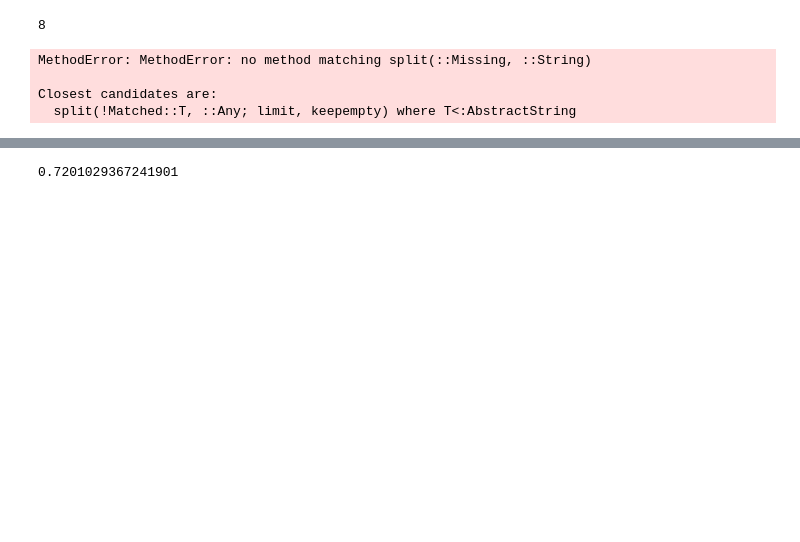
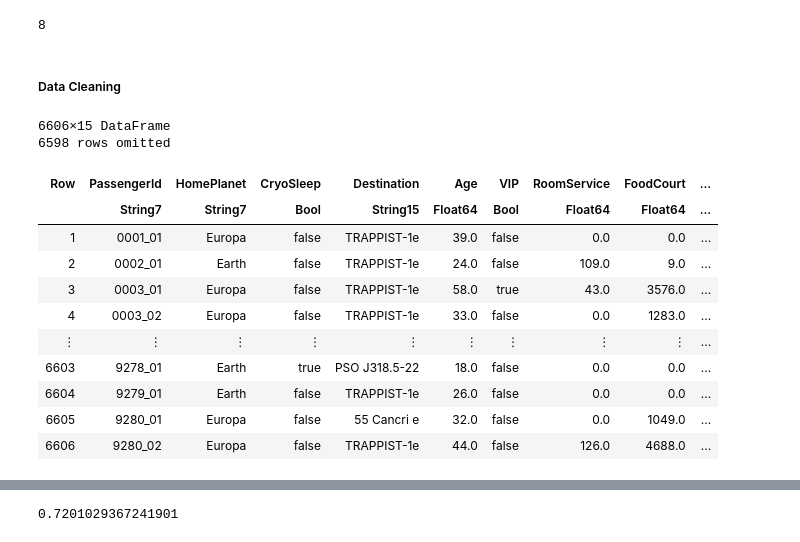
Before and after one commit to thezachdrake/kaggle-spaceship-titanic, a Jupyter notebook: notebook.ipynb, the cells around one changed output, grey strips where cells are left out. Drawn from its saved outputs; the diff is of its cells as text; code cells hidden in the pictures; blank space fills up the shorter version.

```diff
--- a/notebook.ipynb
+++ b/notebook.ipynb
@@ -7,24 +9,37 @@ set_aog_theme!()
 ENV["DATAFRAMES_ROWS"] = 8
 # %% [output]
 8
+# %% [markdown]
+##### Data Cleaning
 # %%
 function processpassengerData(passengerData::DataFrame)::DataFrame
     passengerData = select(passengerData, Not([:Name]))
+    passengerData.Cabin = coalesce.(passengerData.Cabin, "//")
     passengerData.RoomDeck = [
         String(deck[1]) for deck in split.(passengerData.Cabin, "/")
     ] |> categorical
     passengerData.RoomSide = [
         String(deck[3]) for deck in split.(passengerData.Cabin, "/")
     ] |> categorical
     passengerData.TotalSpent = passengerData.RoomService + passengerData.FoodCourt + passengerData.ShoppingMall + passengerData.Spa + passengerData.VRDeck
     passengerData = select(passengerData, Not(:Cabin))
     return passengerData
 end
 
 passengerData = CSV.read("data/train.csv", DataFrame) |>
+                dropmissing |>
                 processpassengerData
 # %% [output]
-MethodError: MethodError: no method matching split(::Missing, ::String)
-
-Closest candidates are:
-  split(!Matched::T, ::Any; limit, keepempty) where T<:AbstractString
+6606×15 DataFrame
+6598 rows omitted
+| Row | PassengerId | HomePlanet | CryoSleep | Destination | Age | VIP | RoomService | FoodCourt | ... |
+|  | String7 | String7 | Bool | String15 | Float64 | Bool | Float64 | Float64 | ... |
+| 1 | 0001_01 | Europa | false | TRAPPIST-1e | 39.0 | false | 0.0 | 0.0 | ... |
+| 2 | 0002_01 | Earth | false | TRAPPIST-1e | 24.0 | false | 109.0 | 9.0 | ... |
+| 3 | 0003_01 | Europa | false | TRAPPIST-1e | 58.0 | true | 43.0 | 3576.0 | ... |
+| 4 | 0003_02 | Europa | false | TRAPPIST-1e | 33.0 | false | 0.0 | 1283.0 | ... |
+| ⋮ | ⋮ | ⋮ | ⋮ | ⋮ | ⋮ | ⋮ | ⋮ | ⋮ | ... |
+| 6603 | 9278_01 | Earth | true | PSO J318.5-22 | 18.0 | false | 0.0 | 0.0 | ... |
+| 6604 | 9279_01 | Earth | false | TRAPPIST-1e | 26.0 | false | 0.0 | 0.0 | ... |
+| 6605 | 9280_01 | Europa | false | 55 Cancri e | 32.0 | false | 0.0 | 1049.0 | ... |
+| 6606 | 9280_02 | Europa | false | TRAPPIST-1e | 44.0 | false | 126.0 | 4688.0 | ... |
```
Also changed, not shown: parts of 6 cells of this notebook, 1 other file.
